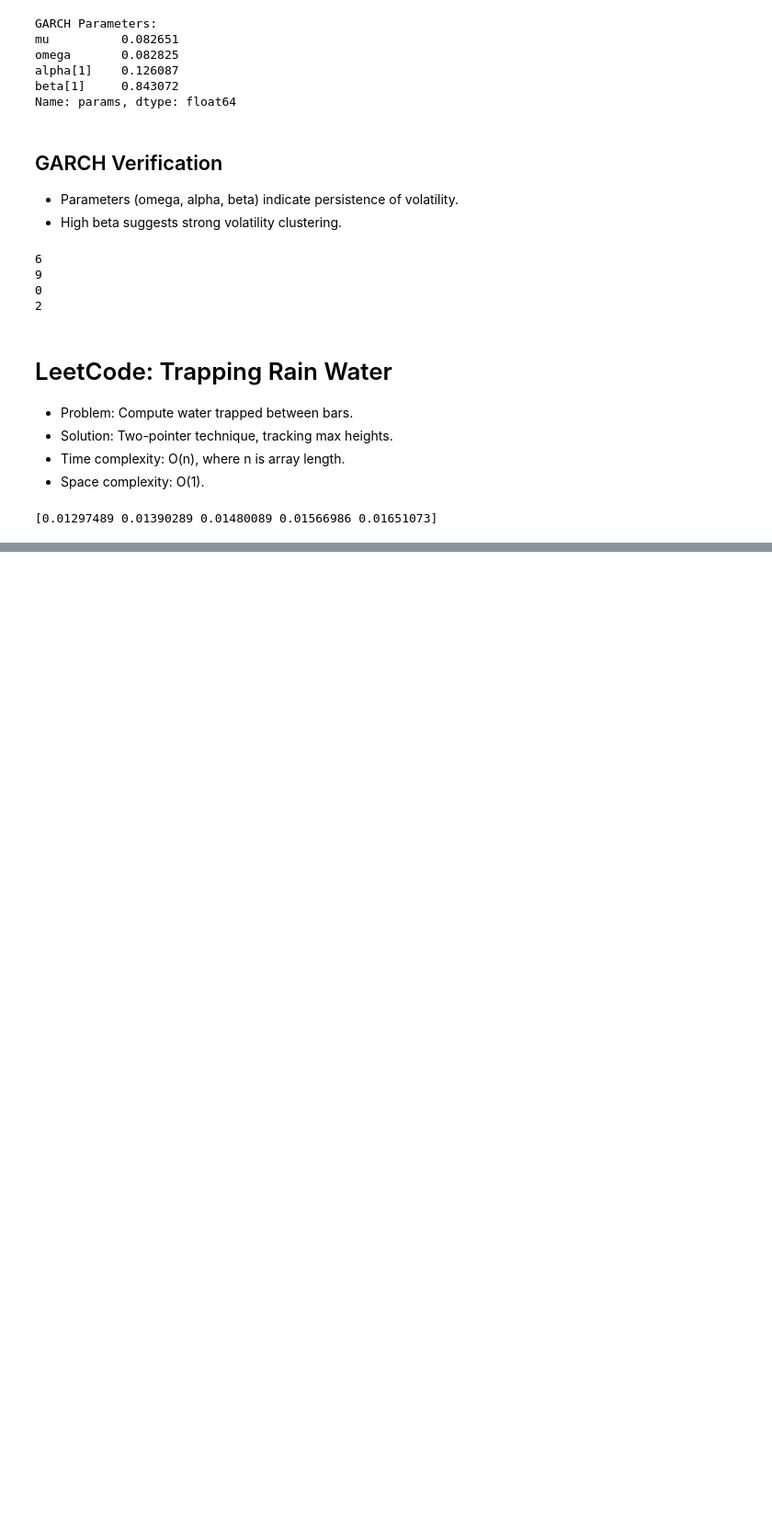
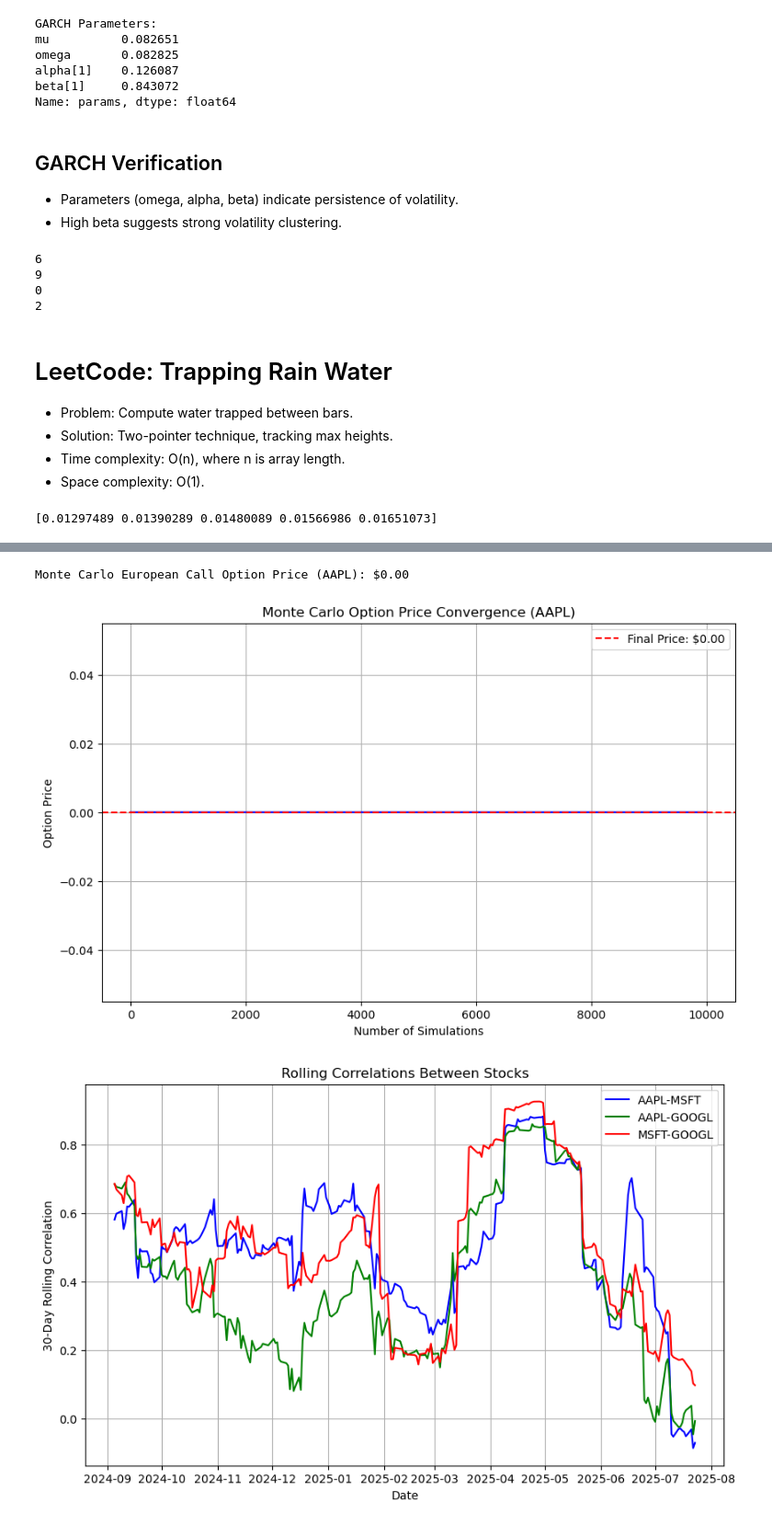
Before and after one commit to mhezie/Quant-Portfolio, a Jupyter notebook: Quant-Portfolio.ipynb, the cells around one changed output, grey strips where cells are left out. Shown at 92% size. Saved outputs shown, nothing was run; the diff lists cells and outputs as text; code cells hidden in the pictures; blank space fills up the shorter version.

Commit message:
Day 10: Monte Carlo option pricing, rolling correlations, LeetCode Longest Palindromic Substring

```diff
--- a/Quant-Portfolio.ipynb
+++ b/Quant-Portfolio.ipynb
@@ -1060,0 +1068,68 @@ print(garch_aapl.forecast(horizon=5).variance.values[-1, :] / 100)
+# %%
+import yfinance as yf
+import pandas as pd
+import numpy as np
+import matplotlib.pyplot as plt
+import seaborn as sns
+from scipy.stats import norm
+
+# Download data for AAPL, MSFT, GOOGL (1 year, daily)
+tickers = ['AAPL', 'MSFT', 'GOOGL']
+data = yf.download(tickers, start='2024-07-24', end='2025-07-24', progress=False, auto_adjust=False)['Close']
+returns = data.pct_change().dropna()
+
+# Monte Carlo simulation for European call option (AAPL)
+S0 = data['AAPL'].iloc[-1] # Current price
+K = S0 * 1.1               # Strike price (10% above current)
+T = 1.0                    # Time to maturity (1 year)
+r = 0.03                   # Risk-free rate
+sigma = returns['AAPL'].std() * np.sqrt(252)  # Annualised volatility
+n_simulations = 10000
+n_steps = 252
+
+# Simulate stock price paths
+np.random.seed(42)
+dt = T / n_steps
+price_paths = np.zeros((n_simulations, n_steps + 1))
+for t in range(1, n_steps + 1):
+    z = np.random.standard_normal(n_simulations)
+    price_paths[:, t] = price_paths[:, t-1] * np.exp((r - 0.5 * sigma**2) * dt + sigma * np.sqrt(dt) * z)
+
+# Calculate option payoff and price
+payoffs = np.maximum(price_paths[:, -1] - K, 0)
+option_price = np.exp(-r * T) * np.mean(payoffs)
+print(f"Monte Carlo European Call Option Price (AAPL): ${option_price:.2f}")
+
+# Plot convergence of Monte Carlo simulation
+cummulative_means = np.cumsum(payoffs) / np.arange(1, n_simulations + 1)
+plt.figure(figsize=(10, 6))
+plt.plot(cummulative_means, color='b')
+plt.axhline(option_price, color='r', linestyle='--', label=f'Final Price: ${option_price:.2f}')
+plt.xlabel("Number of Simulations")
+plt.ylabel("Option Price")
+plt.title("Monte Carlo Option Price Convergence (AAPL)")
+plt.legend()
+plt.grid(True)
+plt.show()
+
+# Rolling correlations (30-day window)
+rolling_corr = returns.rolling(window=30).corr().unstack()
+aapl_msft = rolling_corr[('AAPL', 'MSFT')].dropna()
+aapl_googl = rolling_corr[('AAPL', 'GOOGL')].dropna()
+msft_googl = rolling_corr[('MSFT', 'GOOGL')].dropna()
+
+# Plot rolling correlations
+plt.figure(figsize=(10, 6))
+plt.plot(aapl_msft.index, aapl_msft, label="AAPL-MSFT", color='b')
+plt.plot(aapl_googl.index, aapl_googl, label="AAPL-GOOGL", color='g')
+plt.plot(msft_googl.index, msft_googl, label="MSFT-GOOGL", color='r')
+plt.xlabel("Date")
+plt.ylabel("30-Day Rolling Correlation")
+plt.title("Rolling Correlations Between Stocks")
+plt.legend()
+plt.grid(True)
+plt.show()
+# %% [output]
+Monte Carlo European Call Option Price (AAPL): $0.00
+[figure, added]
+[figure, added]
```
Also changed, not shown: parts of 6 cells of this notebook.
